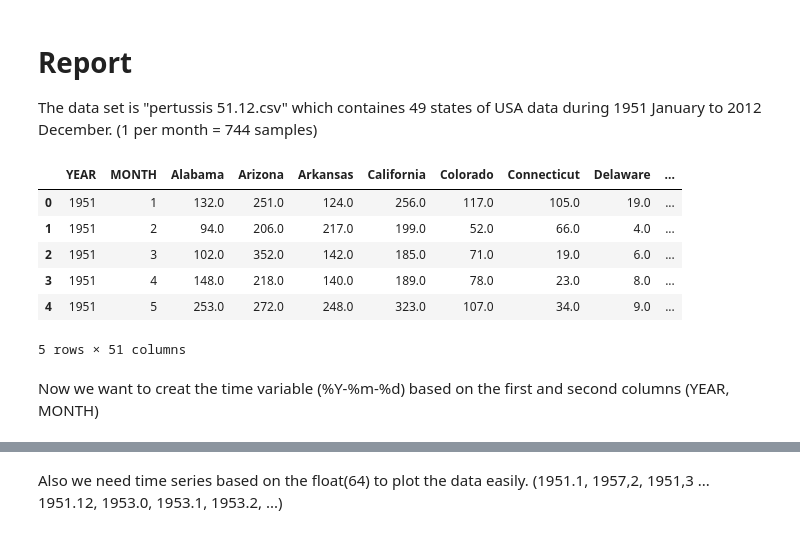
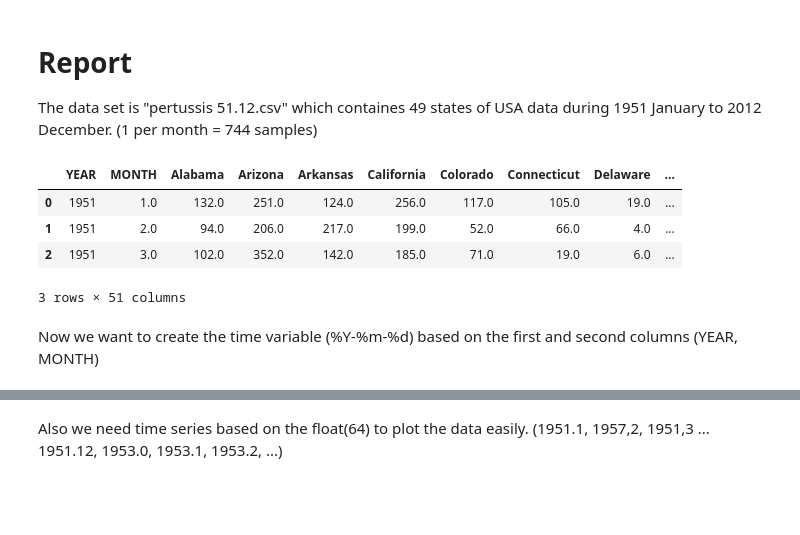
Before and after one commit to m-kashani/Pertussis-Package-Based-on-EWS, a Jupyter notebook: report.ipynb, the cells around one changed output, grey strips where cells are left out. Drawn from its saved outputs; the diff is of its cells as text; code cells hidden in the pictures; blank space fills up the shorter version.

```diff
--- a/report.ipynb
+++ b/report.ipynb
@@ -5,17 +5,15 @@ The data set is "pertussis 51.12.csv" which containes 49 states of USA data duri
 import pandas as pd
 data_df = pd.read_csv('pertussis.51.12.csv')
 # %%
-data_df.head(5)
+data_df.head(3)
 # %% [output]
 |  | YEAR | MONTH | Alabama | Arizona | Arkansas | California | Colorado | Connecticut | Delaware | ... |
-| 0 | 1951 | 1 | 132.0 | 251.0 | 124.0 | 256.0 | 117.0 | 105.0 | 19.0 | ... |
-| 1 | 1951 | 2 | 94.0 | 206.0 | 217.0 | 199.0 | 52.0 | 66.0 | 4.0 | ... |
-| 2 | 1951 | 3 | 102.0 | 352.0 | 142.0 | 185.0 | 71.0 | 19.0 | 6.0 | ... |
-| 3 | 1951 | 4 | 148.0 | 218.0 | 140.0 | 189.0 | 78.0 | 23.0 | 8.0 | ... |
-| 4 | 1951 | 5 | 253.0 | 272.0 | 248.0 | 323.0 | 107.0 | 34.0 | 9.0 | ... |
+| 0 | 1951 | 1.0 | 132.0 | 251.0 | 124.0 | 256.0 | 117.0 | 105.0 | 19.0 | ... |
+| 1 | 1951 | 2.0 | 94.0 | 206.0 | 217.0 | 199.0 | 52.0 | 66.0 | 4.0 | ... |
+| 2 | 1951 | 3.0 | 102.0 | 352.0 | 142.0 | 185.0 | 71.0 | 19.0 | 6.0 | ... |
-5 rows × 51 columns
+3 rows × 51 columns
 # %% [markdown]
-Now we want to creat the time variable (%Y-%m-%d) based on the first and second columns (YEAR, MONTH)
+Now we want to create the time variable (%Y-%m-%d) based on the first and second columns (YEAR, MONTH)
 # %%
 Dates = data_df [ ["YEAR","MONTH"] ]
 time = Dates['YEAR'].astype(str) + "-" + Dates['MONTH'].astype(str) + "-01" #For each state ?
```
Also changed, not shown: parts of 3 cells of this notebook, 4 other files.
